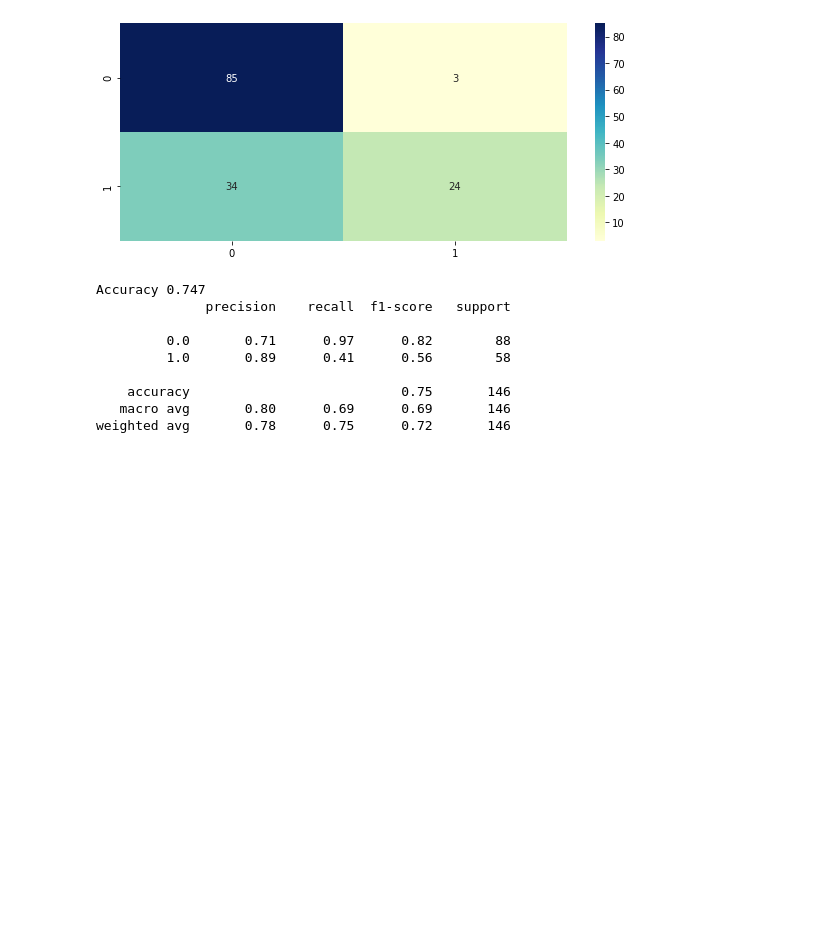
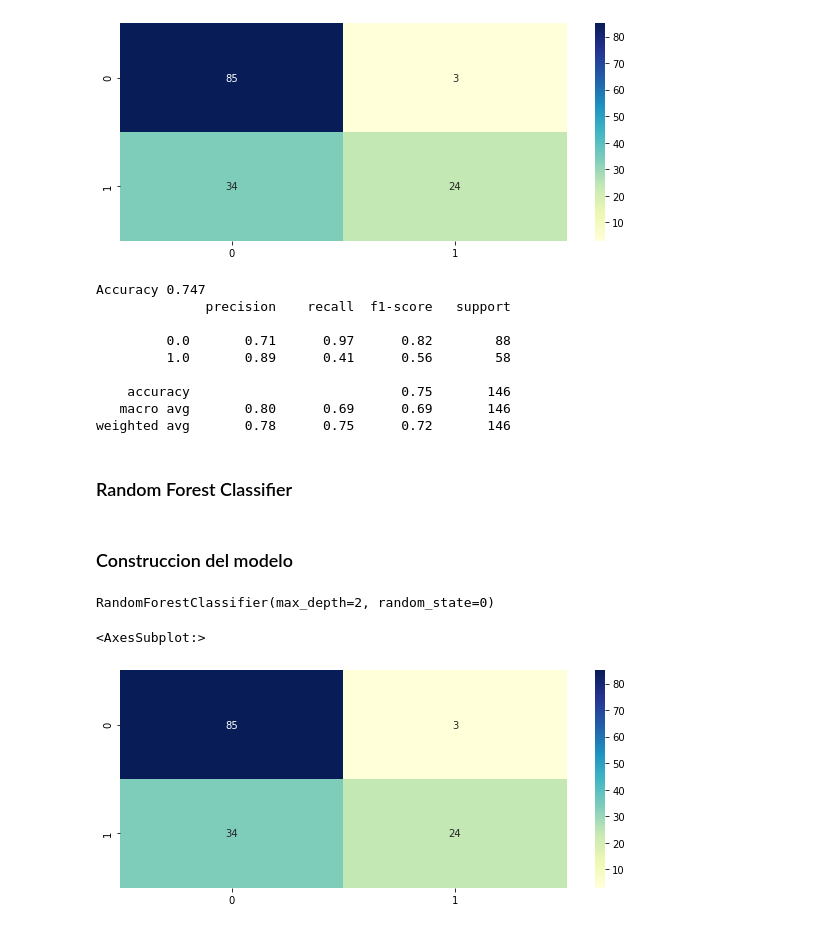
Before and after one commit to malvarezg1/BI, a Jupyter notebook: Laboratorio1.ipynb, the cells around one changed output. Cells and saved outputs as stored; diff of their text form; code cells hidden in the pictures; blank space fills up the shorter version.

Commit message:
Random Forest

```diff
--- a/Laboratorio1.ipynb
+++ b/Laboratorio1.ipynb
@@ -297,10 +299,6 @@ array([[<AxesSubplot:xlabel='Hair color', ylabel='Hair color'>,
         <AxesSubplot:xlabel='Age', ylabel='Outcome'>,
         <AxesSubplot:xlabel='Outcome', ylabel='Outcome'>]], dtype=object)
 [figure]
-# %%
-sn.set_style("whitegrid");
-sn.pairplot(df, hue="Outcome", height=3);
-plt.show()
 # %% [markdown]
 ### Separación de datos
 # %%
@@ -379,3 +377,20 @@ Accuracy 0.747
     accuracy                           0.75       146
    macro avg       0.80      0.69      0.69       146
 weighted avg       0.78      0.75      0.72       146
+# %% [markdown]
+### Random Forest Classifier
+# %% [markdown]
+### Construccion del modelo
+# %%
+randomForest = RandomForestClassifier(max_depth=2, random_state = 0)
+randomForest.fit(X_train,y_train, sample_weight=None)
+# %% [output]
+RandomForestClassifier(max_depth=2, random_state=0)
+# %%
+predictedRandomForest = randomForest.predict(X_test)
+cm2 = confusion_matrix(y_test, predicted)
+plt.figure(figsize = (10,4))
+sn.heatmap(cm2, annot=True, cmap="YlGnBu")
+# %% [output]
+<AxesSubplot:>
+[figure, added]
```
Also changed, not shown: parts of 10 cells of this notebook.
